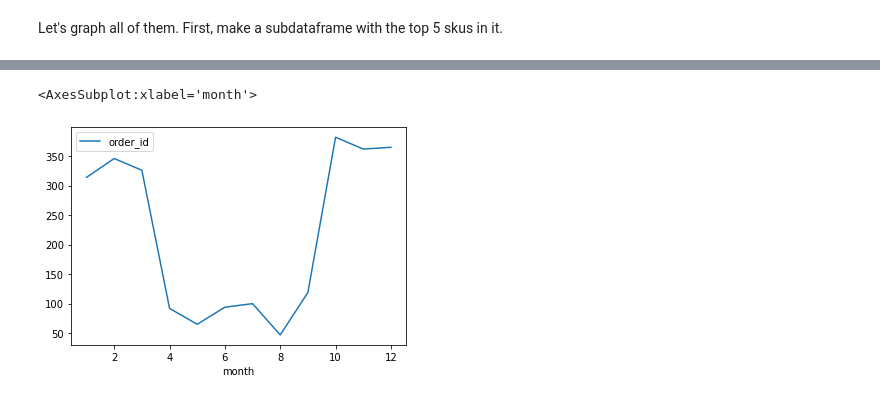
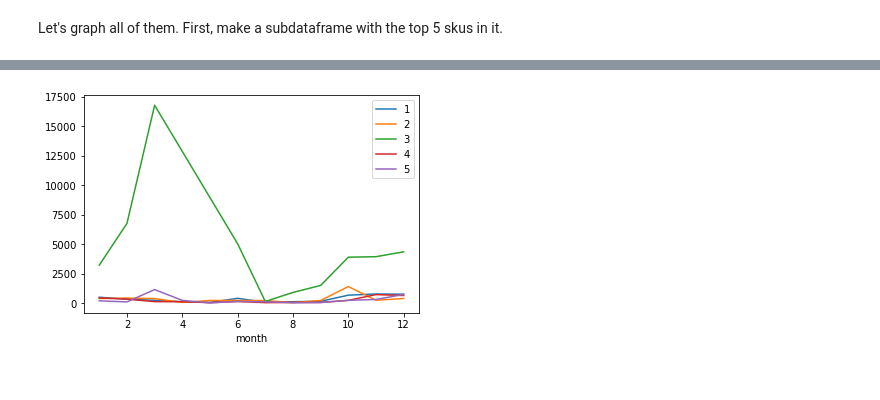
Before and after one commit to graceflitsch/DataScience, a Jupyter notebook: GNB2.ipynb, the cells around one changed output, grey strips where cells are left out. Drawn from its saved outputs; the diff is of its cells as text; code cells hidden in the pictures.

```diff
--- a/GNB2.ipynb
+++ b/GNB2.ipynb
@@ -92,7 +92,7 @@ topsku.describe()
 | 75% | 238108.750000 | 42896.500000 | 1497.000000 | 875.000000 | 4.000000 | 80.000000 | 16.000000 | 210625.000000 | 2022.000000 | 11.000000 | ... |
 | max | 338865.000000 | 61356.000000 | 3160.000000 | 962.000000 | 14.000000 | 105.000000 | 5000.000000 | 650000.000000 | 2022.000000 | 12.000000 | ... |
 # %%
-topsku.groupby('month')['order_id'].count().plot(legend = True)
+for i in range(5):
+    topsku[topsku['sku_id']==options[i]].groupby('month')['qty'].sum().plot().legend([1,2,3,4,5],fancybox = True)
 # %% [output]
-<AxesSubplot:xlabel='month'>
-[figure, old version]
+[figure, new version]
```
Also changed, not shown: parts of 2 cells of this notebook, 1 other file.
